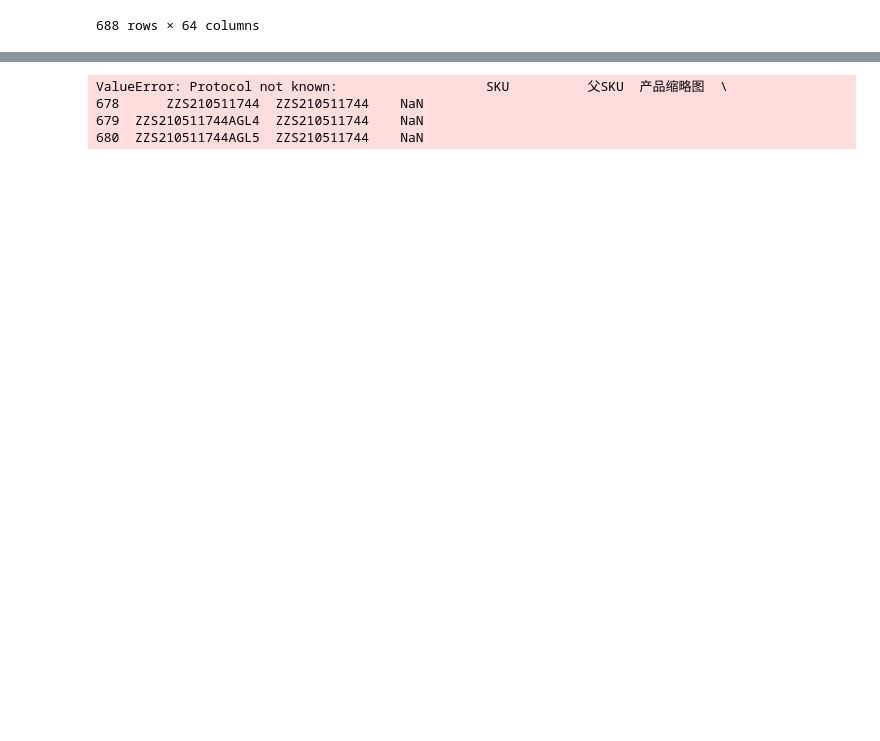
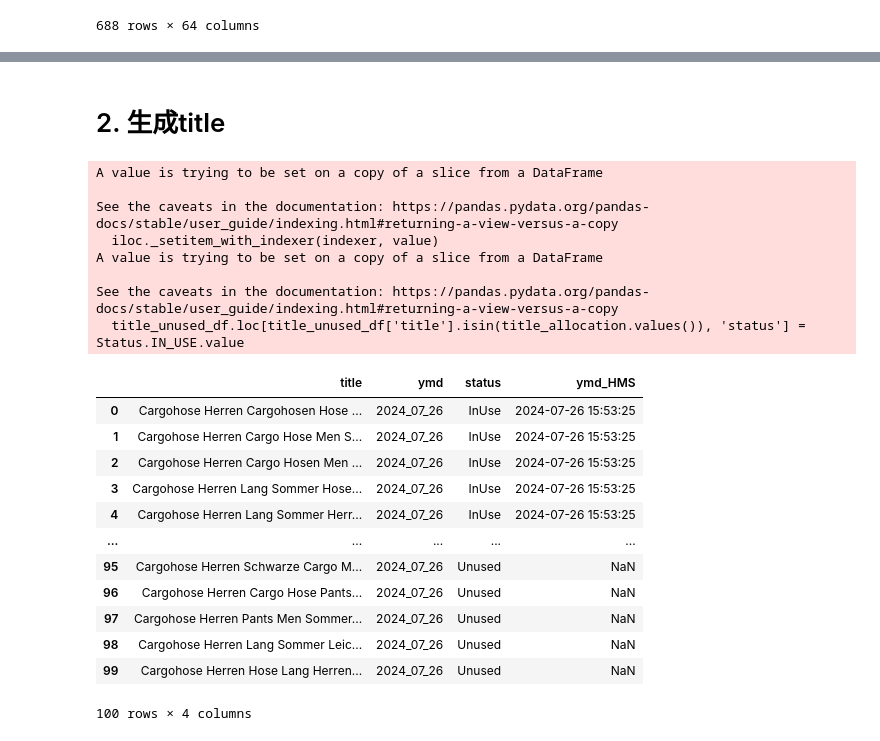
Before and after one commit to wuku32/project-step-2, a Jupyter notebook: goods_verification.ipynb, the cells around one changed output, grey strips where cells are left out. Saved outputs shown, nothing was run; the diff lists cells and outputs as text; code cells hidden in the pictures; blank space fills up the shorter version.

```diff
--- a/goods_verification.ipynb
+++ b/goods_verification.ipynb
@@ -127,37 +225,57 @@ See the caveats in the documentation: https://pandas.pydata.org/pandas-docs/stab
+# %% [markdown]
+# 2. 生成title
 # %%
 fp_title = f'{g}/{g}_title.xlsx'
 title_df: DataFrame = pd.read_excel(fp_title, sheet_name='title')
 
 from util.widgets import Status
 
 title_unused_df = title_df[title_df['status'] == Status.UNUSED.value]
 
 # 创建一个字典来跟踪每个 parent_sku 分配的 title
 title_allocation = {}
 
 # 遍历 title_df，按顺序为每个 parent_sku 分配 title
 for i, row in title_unused_df.iterrows():
     title = row['title']
     # 如果所有的 parent_sku 都已分配 title，则跳出循环
     if set(title_allocation.keys()) == set(erp_df['父SKU'].unique()):
         break
 
     # 找到第一个尚未分配 title 的 parent_sku
     for parent_sku in erp_df['父SKU'].unique():
         if parent_sku not in title_allocation:
             title_allocation[parent_sku] = title
             break
 
 # 更新 title_df 中被分配的 title 的状态
 title_unused_df.loc[title_unused_df['title'].isin(title_allocation.values()), 'status'] = Status.IN_USE.value
 
 # 将分配的 title 添加到 erp_df 中
 erp_df['title'] = erp_df['父SKU'].map(title_allocation)
 index = title_unused_df[title_unused_df['status'] == Status.IN_USE.value].index
 title_df.iloc[index, title_df.columns.get_loc('status')] = Status.IN_USE.value
 title_df.iloc[index, title_df.columns.get_loc('ymd_HMS')] = ymd_HMS
+title_df
 # %% [output]
-ValueError: Protocol not known:                   SKU          父SKU  产品缩略图  \
-678      ZZS210511744  ZZS210511744    NaN
-679  ZZS210511744AGL4  ZZS210511744    NaN
-680  ZZS210511744AGL5  ZZS210511744    NaN
+A value is trying to be set on a copy of a slice from a DataFrame
+
+See the caveats in the documentation: https://pandas.pydata.org/pandas-docs/stable/user_guide/indexing.html#returning-a-view-versus-a-copy
+  iloc._setitem_with_indexer(indexer, value)
+A value is trying to be set on a copy of a slice from a DataFrame
+
+See the caveats in the documentation: https://pandas.pydata.org/pandas-docs/stable/user_guide/indexing.html#returning-a-view-versus-a-copy
+  title_unused_df.loc[title_unused_df['title'].isin(title_allocation.values()), 'status'] = Status.IN_USE.value
+|  | title | ymd | status | ymd_HMS |
+| 0 | Cargohose Herren Cargohosen Hose ... | 2024_07_26 | InUse | 2024-07-26 15:53:25 |
+| 1 | Cargohose Herren Cargo Hose Men S... | 2024_07_26 | InUse | 2024-07-26 15:53:25 |
+| 2 | Cargohose Herren Cargo Hosen Men ... | 2024_07_26 | InUse | 2024-07-26 15:53:25 |
+| 3 | Cargohose Herren Lang Sommer Hose... | 2024_07_26 | InUse | 2024-07-26 15:53:25 |
+| 4 | Cargohose Herren Lang Sommer Herr... | 2024_07_26 | InUse | 2024-07-26 15:53:25 |
+| ... | ... | ... | ... | ... |
+| 95 | Cargohose Herren Schwarze Cargo M... | 2024_07_26 | Unused | NaN |
+| 96 | Cargohose Herren Cargo Hose Pants... | 2024_07_26 | Unused | NaN |
+| 97 | Cargohose Herren Pants Men Sommer... | 2024_07_26 | Unused | NaN |
+| 98 | Cargohose Herren Lang Sommer Leic... | 2024_07_26 | Unused | NaN |
+| 99 | Cargohose Herren Hose Lang Herren... | 2024_07_26 | Unused | NaN |
+100 rows × 4 columns
```
Also changed, not shown: parts of 26 cells of this notebook, 12 other files.
